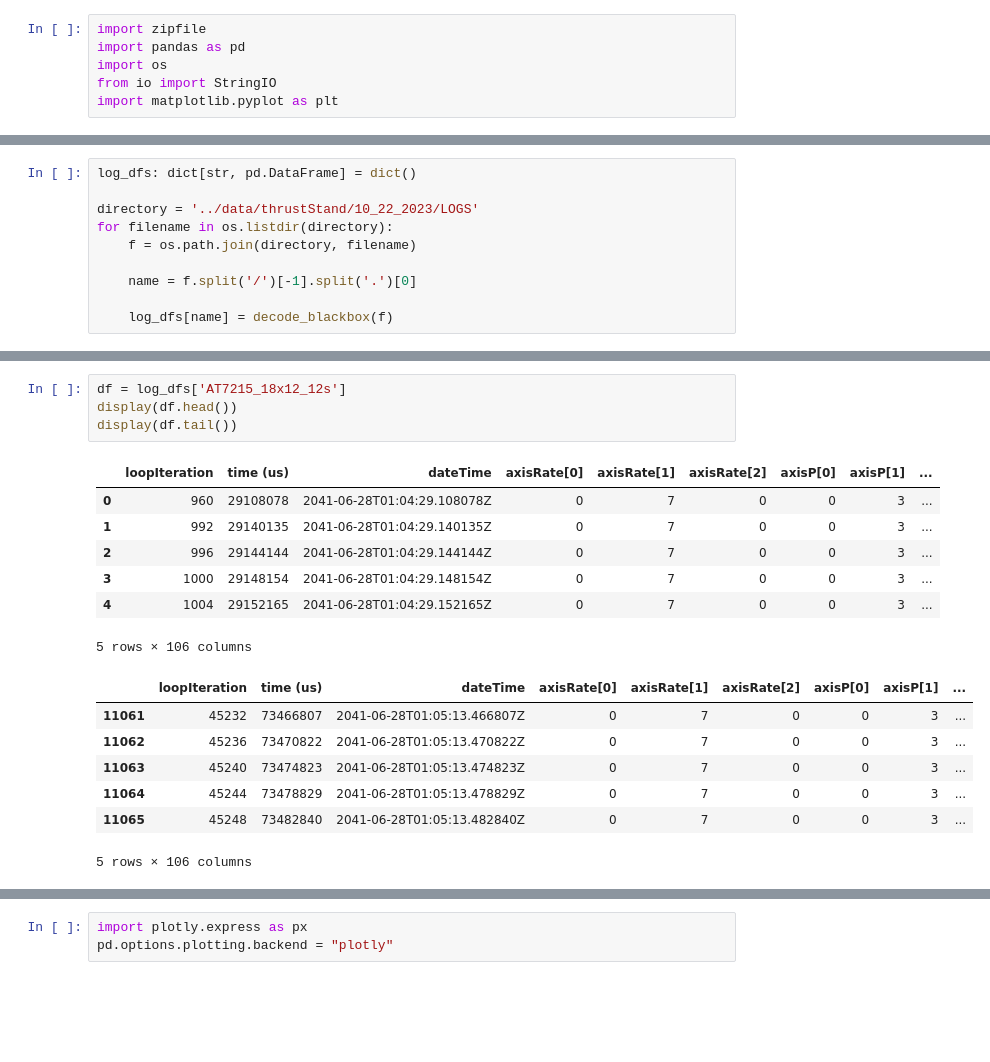
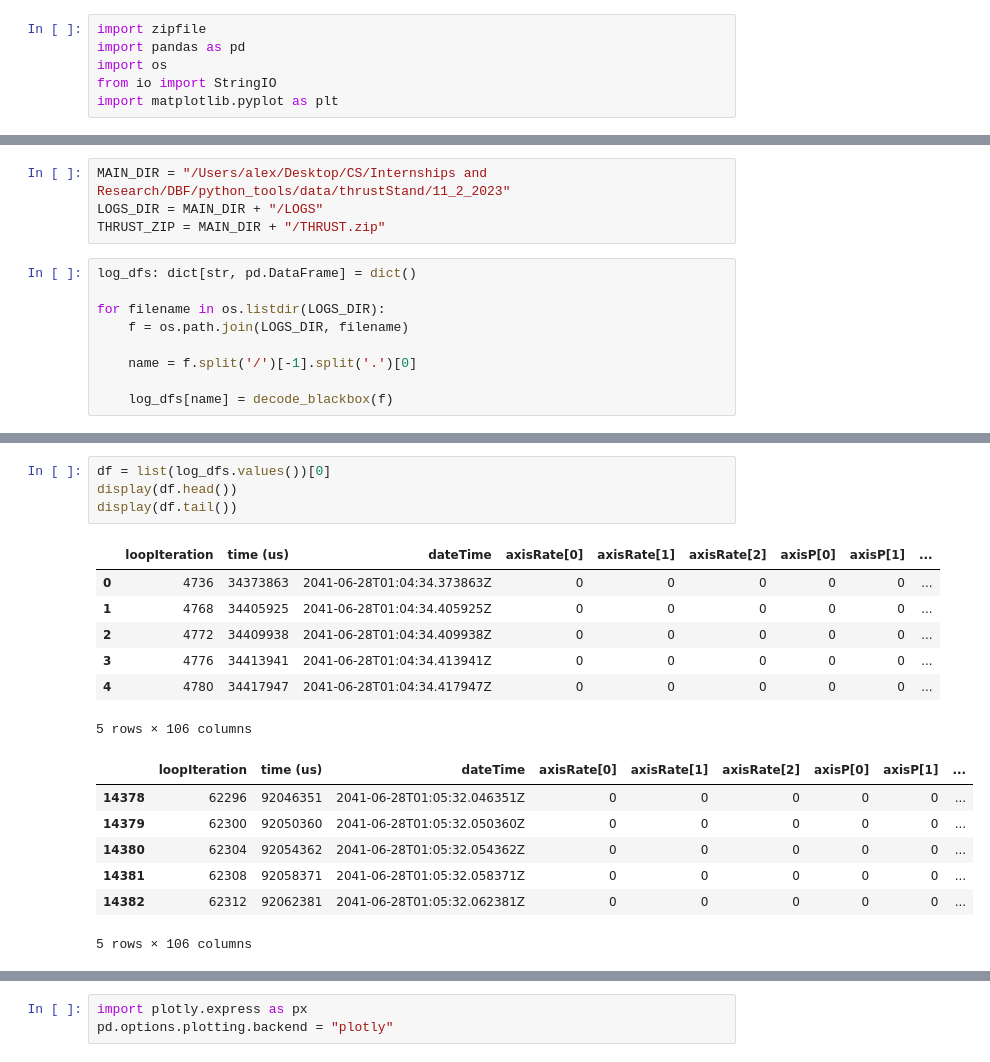
Before and after one commit to SanderGi/DesignBuildFly, a Jupyter notebook: python_tools/eda/thrustStand.ipynb, the cells around one changed output, grey strips where cells are left out. Saved outputs shown, nothing was run; the diff lists cells and outputs as text; blank space fills up the shorter version.

```diff
--- a/python_tools/eda/thrustStand.ipynb
+++ b/python_tools/eda/thrustStand.ipynb
@@ -41,9 +14,12 @@ thrust_dfs
+# %%
+MAIN_DIR = "/Users/alex/Desktop/CS/Internships and Research/DBF/python_tools/data/thrustStand/11_2_2023"
+LOGS_DIR = MAIN_DIR + "/LOGS"
+THRUST_ZIP = MAIN_DIR + "/THRUST.zip"
 # %%
 log_dfs: dict[str, pd.DataFrame] = dict()
 
-directory = '../data/thrustStand/10_22_2023/LOGS'
-for filename in os.listdir(directory):
-    f = os.path.join(directory, filename)
+for filename in os.listdir(LOGS_DIR):
+    f = os.path.join(LOGS_DIR, filename)
 
     name = f.split('/')[-1].split('.')[0]
 
@@ -233,21 +58,21 @@ Data rate  249Hz  18826 bytes/s     188300 baud
 # %%
-df = log_dfs['AT7215_18x12_12s']
+df = list(log_dfs.values())[0]
 display(df.head())
 display(df.tail())
 # %% [output]
 |  | loopIteration | time (us) | dateTime | axisRate[0] | axisRate[1] | axisRate[2] | axisP[0] | axisP[1] | ... |
-| 0 | 960 | 29108078 | 2041-06-28T01:04:29.108078Z | 0 | 7 | 0 | 0 | 3 | ... |
-| 1 | 992 | 29140135 | 2041-06-28T01:04:29.140135Z | 0 | 7 | 0 | 0 | 3 | ... |
-| 2 | 996 | 29144144 | 2041-06-28T01:04:29.144144Z | 0 | 7 | 0 | 0 | 3 | ... |
-| 3 | 1000 | 29148154 | 2041-06-28T01:04:29.148154Z | 0 | 7 | 0 | 0 | 3 | ... |
-| 4 | 1004 | 29152165 | 2041-06-28T01:04:29.152165Z | 0 | 7 | 0 | 0 | 3 | ... |
+| 0 | 4736 | 34373863 | 2041-06-28T01:04:34.373863Z | 0 | 0 | 0 | 0 | 0 | ... |
+| 1 | 4768 | 34405925 | 2041-06-28T01:04:34.405925Z | 0 | 0 | 0 | 0 | 0 | ... |
+| 2 | 4772 | 34409938 | 2041-06-28T01:04:34.409938Z | 0 | 0 | 0 | 0 | 0 | ... |
+| 3 | 4776 | 34413941 | 2041-06-28T01:04:34.413941Z | 0 | 0 | 0 | 0 | 0 | ... |
+| 4 | 4780 | 34417947 | 2041-06-28T01:04:34.417947Z | 0 | 0 | 0 | 0 | 0 | ... |
 5 rows × 106 columns
 |  | loopIteration | time (us) | dateTime | axisRate[0] | axisRate[1] | axisRate[2] | axisP[0] | axisP[1] | ... |
-| 11061 | 45232 | 73466807 | 2041-06-28T01:05:13.466807Z | 0 | 7 | 0 | 0 | 3 | ... |
-| 11062 | 45236 | 73470822 | 2041-06-28T01:05:13.470822Z | 0 | 7 | 0 | 0 | 3 | ... |
-| 11063 | 45240 | 73474823 | 2041-06-28T01:05:13.474823Z | 0 | 7 | 0 | 0 | 3 | ... |
-| 11064 | 45244 | 73478829 | 2041-06-28T01:05:13.478829Z | 0 | 7 | 0 | 0 | 3 | ... |
-| 11065 | 45248 | 73482840 | 2041-06-28T01:05:13.482840Z | 0 | 7 | 0 | 0 | 3 | ... |
+| 14378 | 62296 | 92046351 | 2041-06-28T01:05:32.046351Z | 0 | 0 | 0 | 0 | 0 | ... |
+| 14379 | 62300 | 92050360 | 2041-06-28T01:05:32.050360Z | 0 | 0 | 0 | 0 | 0 | ... |
+| 14380 | 62304 | 92054362 | 2041-06-28T01:05:32.054362Z | 0 | 0 | 0 | 0 | 0 | ... |
+| 14381 | 62308 | 92058371 | 2041-06-28T01:05:32.058371Z | 0 | 0 | 0 | 0 | 0 | ... |
+| 14382 | 62312 | 92062381 | 2041-06-28T01:05:32.062381Z | 0 | 0 | 0 | 0 | 0 | ... |
 5 rows × 106 columns
 # %%
 from datetime import datetime, timedelta, timezone
```
Also changed, not shown: parts of 26 cells of this notebook, 1 other file.
